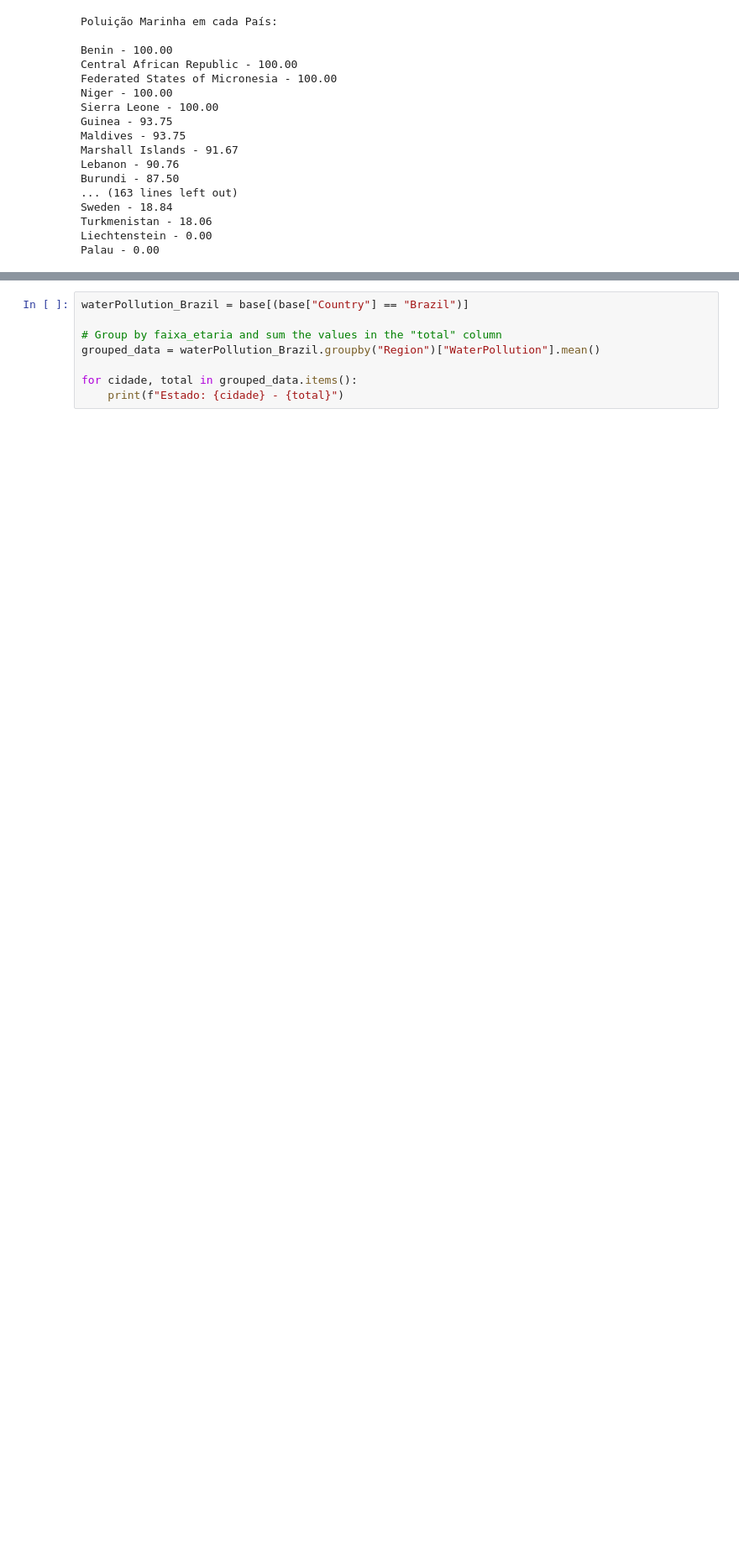
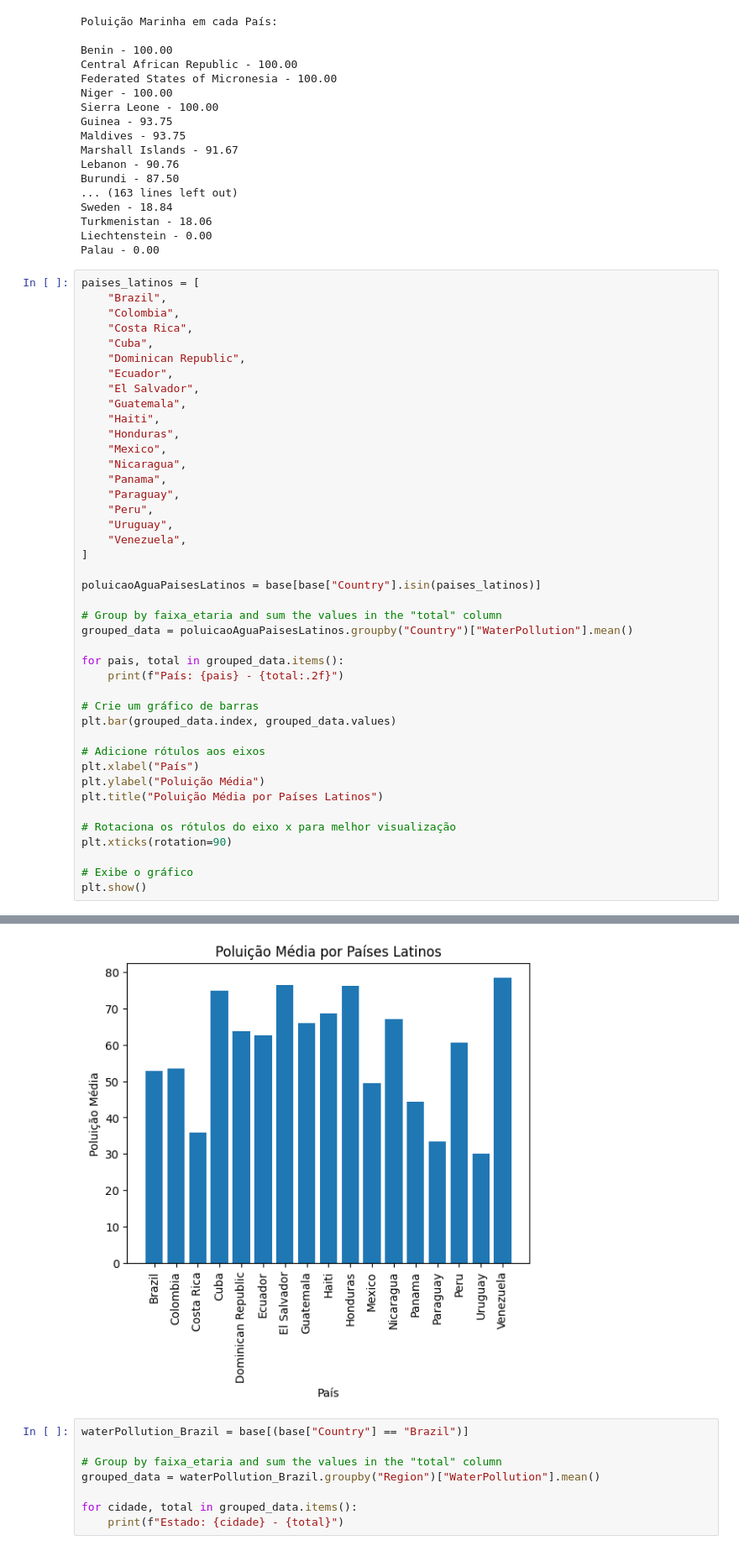
Before and after one commit to ChangeNameLaterGS/-GSDataScience, a Jupyter notebook: WaterPollution.ipynb, the cells around one changed output, grey strips where cells are left out. Shown: that part at 84% size. Drawn from its saved outputs; the diff is of its cells as text; blank space fills up the shorter version.

Commit message:
comparando países latinos

```diff
--- a/WaterPollution.ipynb
+++ b/WaterPollution.ipynb
@@ -94,3 +76,46 @@ Sweden - 18.84
 Turkmenistan - 18.06
 Liechtenstein - 0.00
 Palau - 0.00
+# %%
+paises_latinos = [
+    "Brazil",
+    "Colombia",
+    "Costa Rica",
+    "Cuba",
+    "Dominican Republic",
+    "Ecuador",
+    "El Salvador",
+    "Guatemala",
+    "Haiti",
+    "Honduras",
+    "Mexico",
+    "Nicaragua",
+    "Panama",
+    "Paraguay",
+    "Peru",
+    "Uruguay",
+    "Venezuela",
+]
+
+poluicaoAguaPaisesLatinos = base[base["Country"].isin(paises_latinos)]
+
+# Group by faixa_etaria and sum the values in the "total" column
+grouped_data = poluicaoAguaPaisesLatinos.groupby("Country")["WaterPollution"].mean()
+
+for pais, total in grouped_data.items():
+    print(f"País: {pais} - {total:.2f}")
+
+# Crie um gráfico de barras
+plt.bar(grouped_data.index, grouped_data.values)
+
+# Adicione rótulos aos eixos
+plt.xlabel("País")
+plt.ylabel("Poluição Média")
+plt.title("Poluição Média por Países Latinos")
+
+# Rotaciona os rótulos do eixo x para melhor visualização
+plt.xticks(rotation=90)
+
+# Exibe o gráfico
+plt.show()
+# %% [output]
@@ -97,3 +139,4 @@ Palau - 0.00
+[figure, added]
 # %%
 waterPollution_Brazil = base[(base["Country"] == "Brazil")]
 
```
Also changed, not shown: parts of 4 cells of this notebook.
